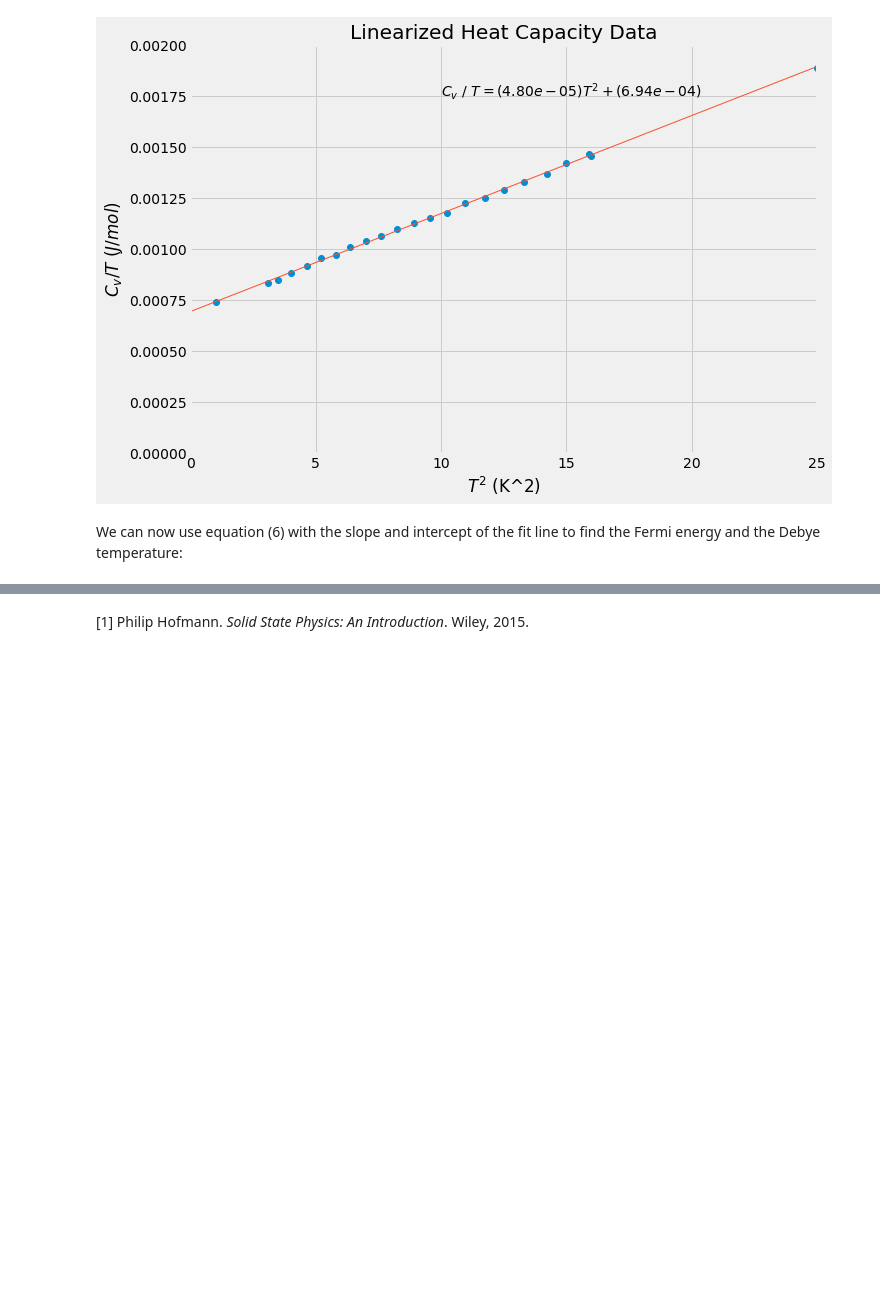
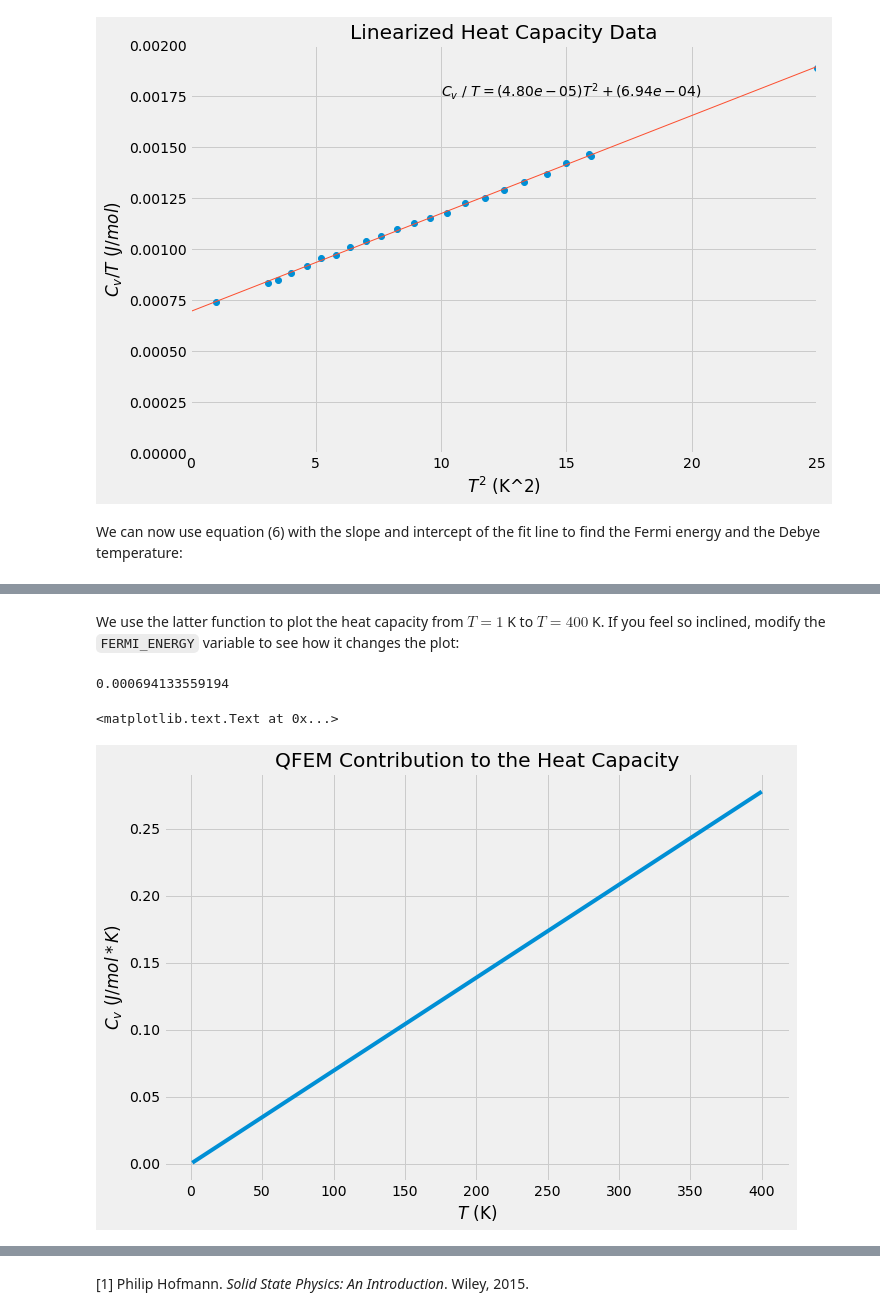
Before and after one commit to lucbouchard1/phys_412, a Jupyter notebook: project.ipynb, the cells around one changed output, grey strips where cells are left out. Cells and saved outputs as stored; diff of their text form; code cells hidden in the pictures; blank space fills up the shorter version.

```diff
--- a/project.ipynb
+++ b/project.ipynb
@@ -164,17 +161,0 @@ This quantity needs to be integrated from $E=0$ to $E=\infty$ for every value of
-# %%
-FERMI_ENERGY = fermi_energy
-
-def electron_heat_capacity(T, Ef):
-    cv = np.zeros_like(T, dtype='float64')
-    coef = 3 * const.Avogadro * const.Boltzmann**(5/2) / (2 * Ef**(3/2))
-
-    for i,t in np.ndenumerate(T):
-        C = Ef / (const.Boltzmann * t)
-        lower = C - 40 if C - 40 > 0 else 0
-        v,_ = integrate.quad(qfem_integrand, lower, C+100, args=(C))
-        cv[i] = coef * t**(3/2) * v
-    return cv
-
-temps = np.linspace(1, 400, 1000, dtype='float64')
-electron_cv = electron_heat_capacity(temps, FERMI_ENERGY)
-plt.plot(electron_cv)
@@ -183,0 +166,34 @@ plt.plot(electron_cv)
+# %%
+def single_electron_heat_capacity(T, Ef, radius=20):
+    C = Ef / (const.Boltzmann * T)
+
+    # Define bounds of integration
+    upper = C + radius
+    lower = C - radius if C - radius > 0 else 0
+
+    cv,_ = integrate.quad(qfem_integrand, lower, upper, args=(C))
+    return (2/3)*(3* NUM_ELEC * const.Boltzmann**(5/2) / (2* Ef**(3/2))) * T**(3/2) * cv
+
+def electron_heat_capacity(T, Ef):
+    cvs = np.zeros_like(T)
+    for i,t in np.ndenumerate(T):
+        cvs[i] = single_electron_heat_capacity(t, Ef)
+    return cvs
+# %% [markdown]
+We use the latter function to plot the heat capacity from $T = 1$ K to $T = 400$ K. If you feel so inclined, modify the `FERMI_ENERGY` variable to see how it changes the plot:
+# %%
+FERMI_ENERGY = fermi_energy
+temps = np.linspace(1, 400, 1000, dtype='float64')
+
+# Compute the heat capacity for the electrons in the solid
+electron_cv = electron_heat_capacity(temps, FERMI_ENERGY)
+print(electron_cv[0])
+plt.figure(figsize = (10, 7))
+plt.plot(temps, electron_cv)
+plt.title('QFEM Contribution to the Heat Capacity')
+plt.xlabel('$T$ (K)')
+plt.ylabel('$C_v$ ($J/mol * K$)')
+# %% [output]
+0.000694133559194
+<matplotlib.text.Text at 0x...>
+[figure, added]
```
Also changed, not shown: parts of 18 cells of this notebook.
